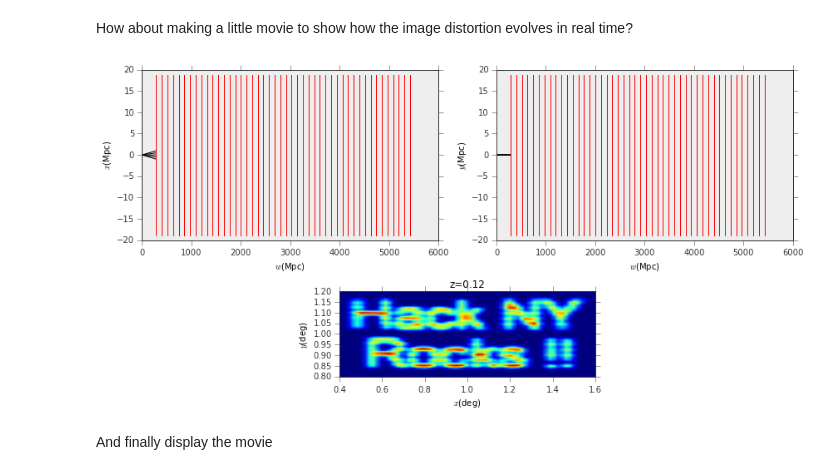
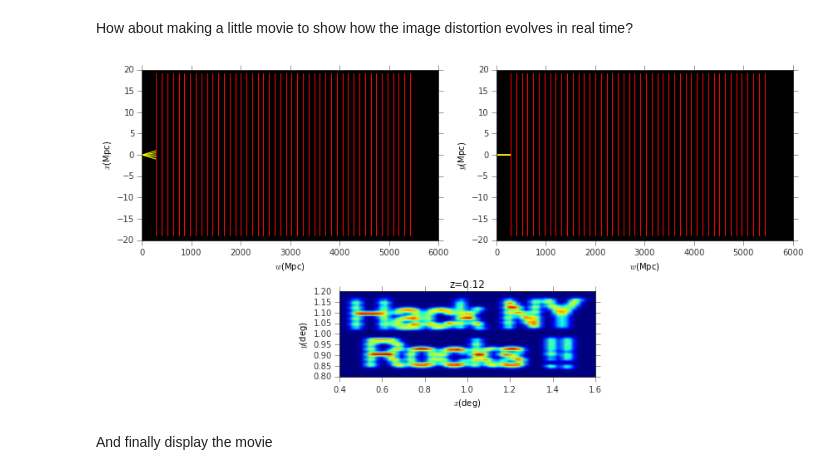
Before and after one commit to apetri/Notebooks, a Jupyter notebook: gravitational_lensing.ipynb, the cells around one changed output. Drawn from its saved outputs; the diff is of its cells as text; code cells hidden in the pictures.

```diff
--- a/gravitational_lensing.ipynb
+++ b/gravitational_lensing.ipynb
@@ -209,24 +209,24 @@ How about making a little movie to show how the image distortion evolves in real
 # %%
 #Arrange the plot panels on the figure
 fig = plt.figure(figsize=(12,6))
 gs = plt.GridSpec(2,2,height_ratios=[2,1])
-ax0 = plt.subplot(gs[0,0])
-ax1 = plt.subplot(gs[0,1])
-ax2 = plt.subplot(gs[1,:])
+ax0 = plt.subplot(gs[0,0],axisbg="black")
+ax1 = plt.subplot(gs[0,1],axisbg="black")
+ax2 = plt.subplot(gs[1,:],axisbg="black")
 
 #Plot the rays
 tracer.reset()
 tracer.displayRays(sample_ray_bucket,z=tracer.redshift[2],fig=fig,ax=[ax0,ax1])
 
 #Plot the sources image
 image = ax2.imshow(densityEstimator(pos_apparent[0],64),origin="lower",extent=(0.4,1.6,0.8,1.2))
 ax2.set_xlabel(r"$x$({0})".format(pos_apparent.unit.to_string()))
 ax2.set_ylabel(r"$y$({0})".format(pos_apparent.unit.to_string()))
 ax2.set_title("z={0:.2f}".format(tracer.redshift[2]))
 
 fig.tight_layout()
 # %% [output]
-[figure, old version]
+[figure, new version]
 # %%
 import matplotlib.animation as animation
 
```
Also changed, not shown: parts of 8 cells of this notebook.
